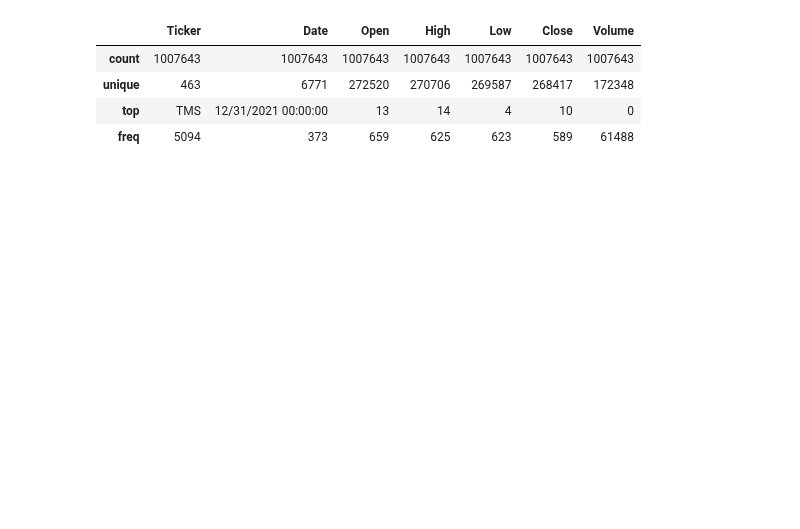
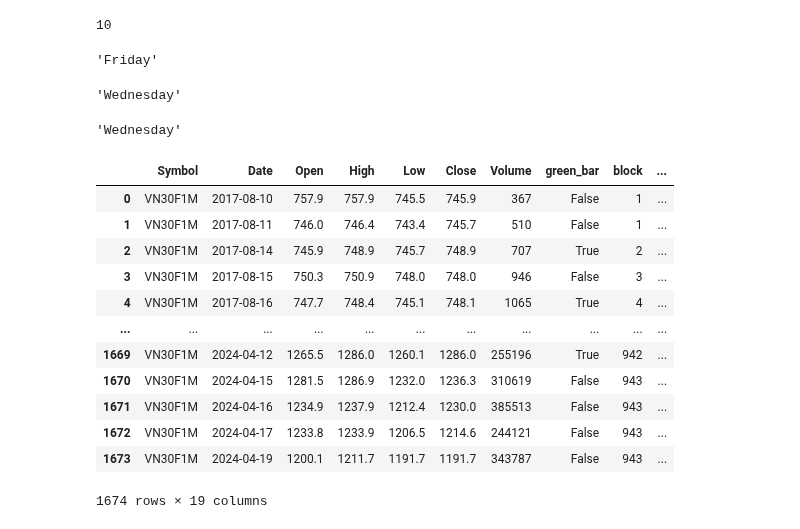
Before and after one commit to TrieuPH/python, a Jupyter notebook: Python/Data Analysis/Stock/stock_analysis.ipynb, the cells around one changed output. Saved outputs shown, nothing was run; the diff lists cells and outputs as text; code cells hidden in the pictures; blank space fills up the shorter version.

```diff
--- a/Python/Data Analysis/Stock/stock_analysis.ipynb
+++ b/Python/Data Analysis/Stock/stock_analysis.ipynb
@@ -47,8 +239,73 @@ Skipping line 1018567: expected 7 fields, saw 8
+# %%
+#query df['red_bar_continuous'] == 4 values
+# count the number of times 5 red bars follow a red bar
+num_next_five_red_bars = ((df['red_bar_continuous'] >= 1) & (df['shifted_red_bar'] >= 5)).sum()
+
+num_next_five_red_bars
+# %% [output]
+10
+# %%
+# Find the best date to buy - Mon to Fri, know that 181011 is 2018/01/11
+
+# Convert the date column to a datetime object
+df['Date'] = pd.to_datetime(df['Date'], format='%y%m%d')
+
+# Create a new column for the day of the week
+df['DayOfWeek'] = df['Date'].dt.day_name()
+
+# Calculate the average closing price for each day of the week
+average_closing_price = df.groupby('DayOfWeek')['Open'].mean()
+
+# Find the day of the week with the lowest average closing price
+best_day_to_buy = average_closing_price.idxmin()
+
+best_day_to_buy
+# %% [output]
+'Friday'
+# %%
+# Find the best date to sell - Mon to Fri, know that 181011 is 2018/01/11
+
+# Convert the date column to a datetime object
+df['Date'] = pd.to_datetime(df['Date'], format='%y%m%d')
+
+# Create a new column for the day of the week
+df['DayOfWeek'] = df['Date'].dt.day_name()
+
+# Calculate the average closing price for each day of the week
+average_closing_price = df.groupby('DayOfWeek')['Close'].mean()
+
+# Find the day of the week with the highest average closing price
+best_day_to_sell = average_closing_price.idxmax()
+
+best_day_to_sell
+# %% [output]
+'Wednesday'
+# %%
+# Calculate daily return
+df['DailyReturn'] = df['Close'] - df['Open']
+
+# Calculate the average daily return for each day of the week
+average_daily_return = df.groupby('DayOfWeek')['DailyReturn'].mean()
+
+# Find the day of the week with the highest average daily return
+best_day_to_trade = average_daily_return.idxmax()
+
+best_day_to_trade
+# %% [output]
+'Wednesday'
 # %%
-df.describe()
+df
 # %% [output]
-|  | Ticker | Date | Open | High | Low | Close | Volume |
-| count | 1007643 | 1007643 | 1007643 | 1007643 | 1007643 | 1007643 | 1007643 |
-| unique | 463 | 6771 | 272520 | 270706 | 269587 | 268417 | 172348 |
-| top | TMS | 12/31/2021 00:00:00 | 13 | 14 | 4 | 10 | 0 |
-| freq | 5094 | 373 | 659 | 625 | 623 | 589 | 61488 |
+|  | Symbol | Date | Open | High | Low | Close | Volume | green_bar | block | ... |
+| 0 | VN30F1M | 2017-08-10 | 757.9 | 757.9 | 745.5 | 745.9 | 367 | False | 1 | ... |
+| 1 | VN30F1M | 2017-08-11 | 746.0 | 746.4 | 743.4 | 745.7 | 510 | False | 1 | ... |
+| 2 | VN30F1M | 2017-08-14 | 745.9 | 748.9 | 745.7 | 748.9 | 707 | True | 2 | ... |
+| 3 | VN30F1M | 2017-08-15 | 750.3 | 750.9 | 748.0 | 748.0 | 946 | False | 3 | ... |
+| 4 | VN30F1M | 2017-08-16 | 747.7 | 748.4 | 745.1 | 748.1 | 1065 | True | 4 | ... |
+| ... | ... | ... | ... | ... | ... | ... | ... | ... | ... | ... |
+| 1669 | VN30F1M | 2024-04-12 | 1265.5 | 1286.0 | 1260.1 | 1286.0 | 255196 | True | 942 | ... |
+| 1670 | VN30F1M | 2024-04-15 | 1281.5 | 1286.9 | 1232.0 | 1236.3 | 310619 | False | 943 | ... |
+| 1671 | VN30F1M | 2024-04-16 | 1234.9 | 1237.9 | 1212.4 | 1230.0 | 385513 | False | 943 | ... |
+| 1672 | VN30F1M | 2024-04-17 | 1233.8 | 1233.9 | 1206.5 | 1214.6 | 244121 | False | 943 | ... |
+| 1673 | VN30F1M | 2024-04-19 | 1200.1 | 1211.7 | 1191.7 | 1191.7 | 343787 | False | 943 | ... |
+1674 rows × 19 columns
```
Also changed, not shown: parts of 28 cells of this notebook, 25 other files.
